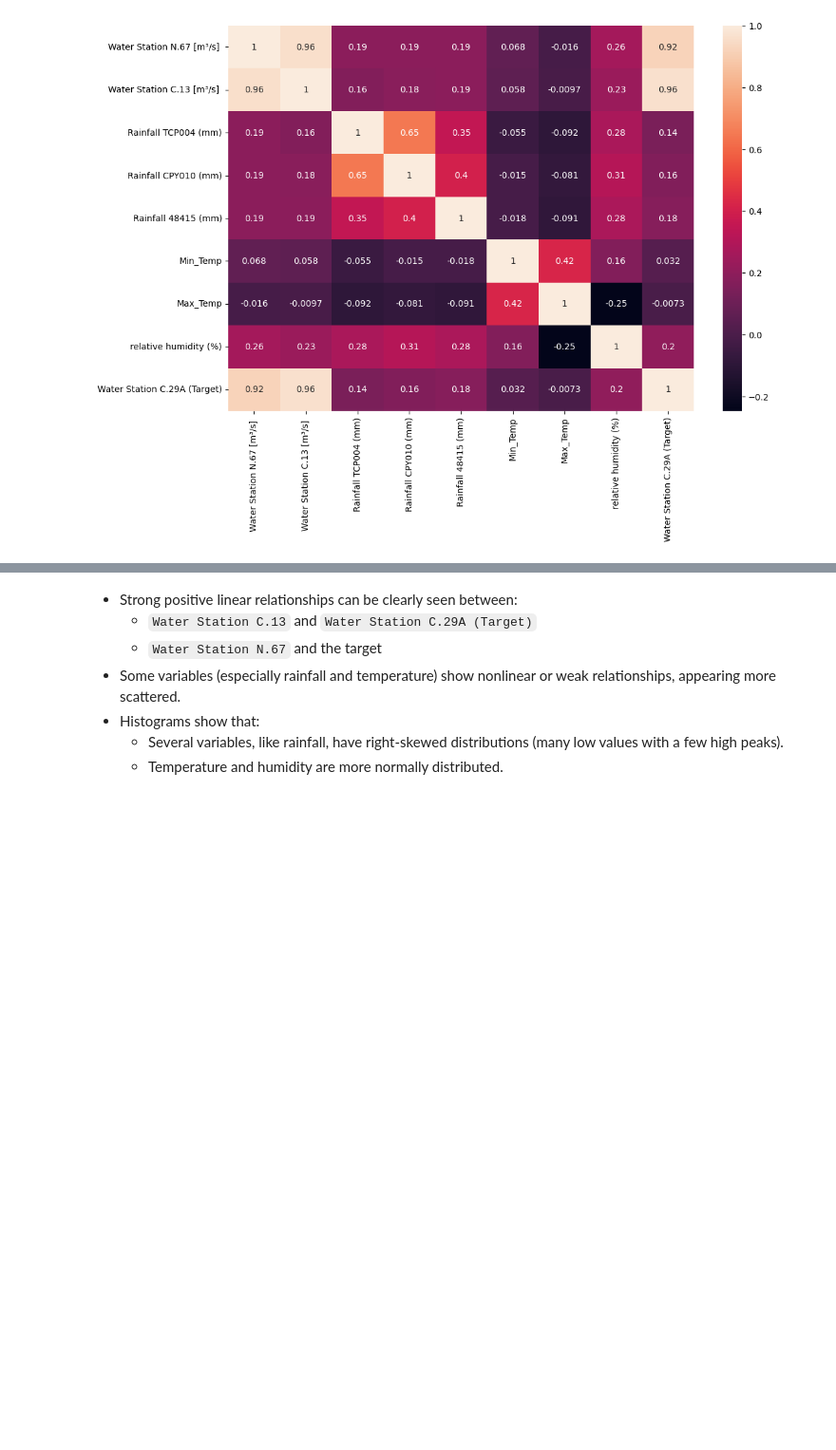
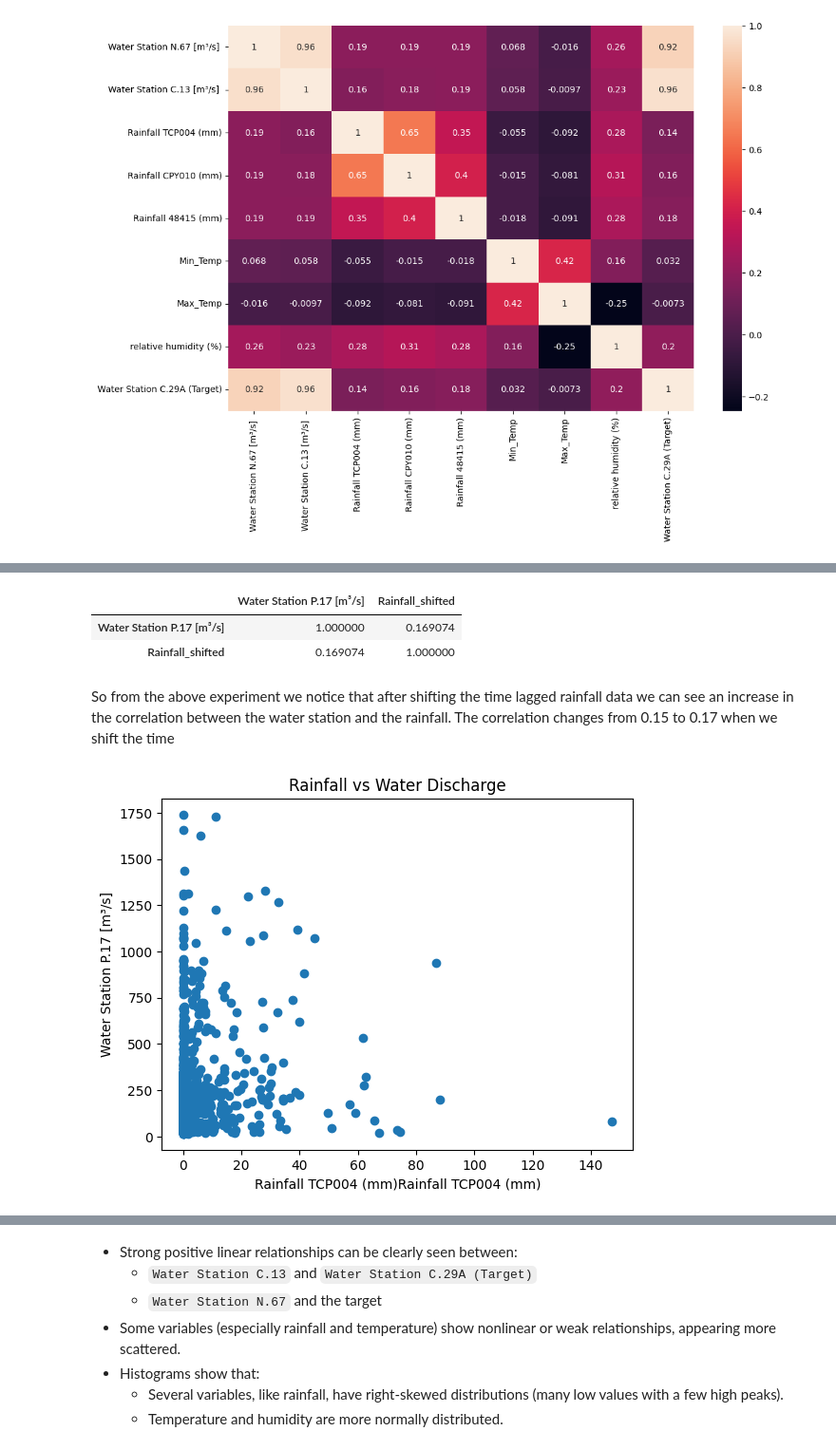
Before and after one commit to legion-22/Flood-Prediction-in-Pathum-Thani-Province, a Jupyter notebook: notebooks/Train_Model.ipynb, the cells around one changed output, grey strips where cells are left out. Shown at 95% size. Drawn from its saved outputs; the diff is of its cells as text; code cells hidden in the pictures; blank space fills up the shorter version.

```diff
--- a/notebooks/Train_Model.ipynb
+++ b/notebooks/Train_Model.ipynb
@@ -271,3 +290,22 @@ This heatmap visualizes the Pearson correlation coefficients between numerical f
+# %%
+#To see the actual effect, we can test correlation with time-lagged rainfall data and check the result
+df['Rainfall_shifted'] = df['Rainfall TCP004 (mm)'].shift(1)
+df[['Water Station P.17 [m³/s] ', 'Rainfall_shifted']].corr()
+# %% [output]
+|  | Water Station P.17 [m³/s] | Rainfall_shifted |
+| Water Station P.17 [m³/s] | 1.000000 | 0.169074 |
+| Rainfall_shifted | 0.169074 | 1.000000 |
+# %% [markdown]
+So from the above experiment we notice that after shifting the time lagged rainfall data we can see an increase in the correlation between the water station and the rainfall. The correlation changes from 0.15 to 0.17 when we shift the time
+# %%
+#Check the visualization
+plt.scatter(df['Rainfall TCP004 (mm)'], df['Water Station P.17 [m³/s] '])
+plt.xlabel("Rainfall TCP004 (mm)Rainfall TCP004 (mm)")
+plt.ylabel("Water Station P.17 [m³/s]")
+plt.title("Rainfall vs Water Discharge")
+plt.show()
+# %% [output]
+[figure, added]
 # %%
 #Checking the pairplot for the distribution of the data
 sns.pairplot(df)
```
Also changed, not shown: parts of 5 cells of this notebook, 1 other file.
